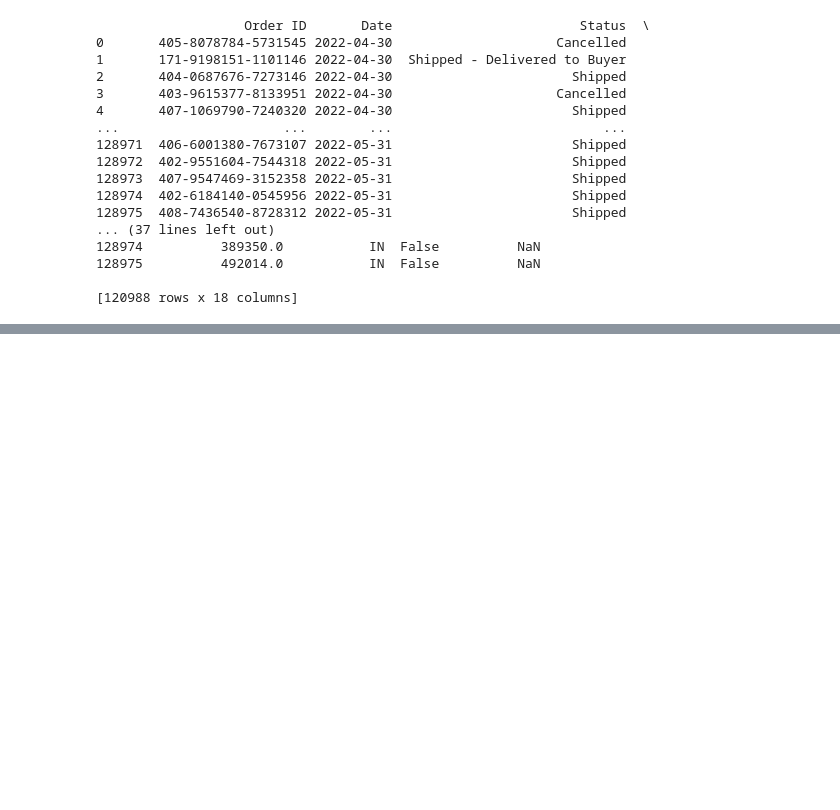
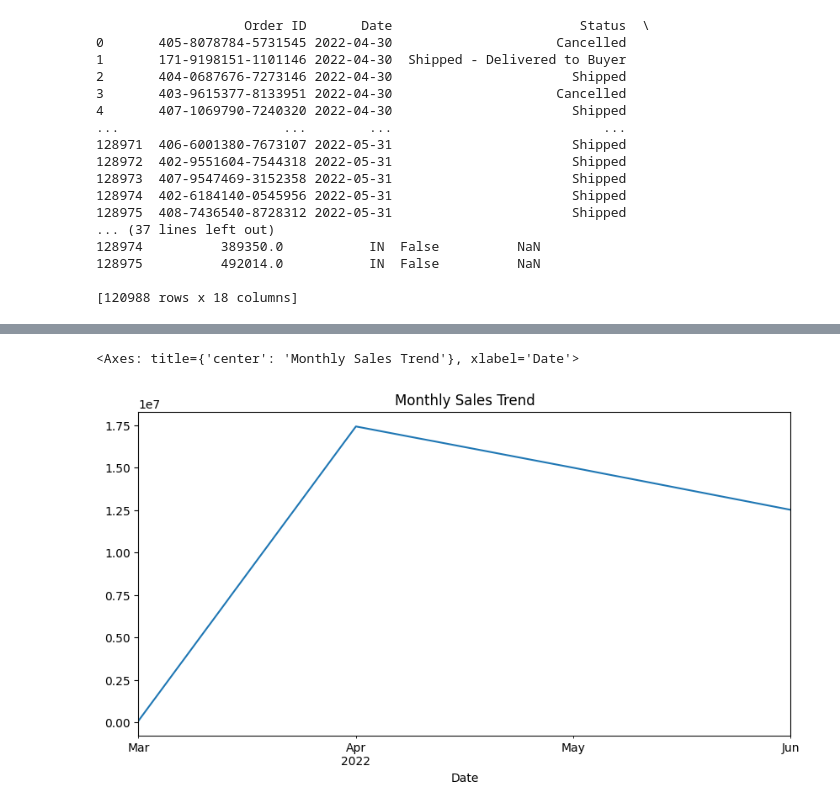
Before and after one commit to Yash0584/Amazon-Sales, a Jupyter notebook: Amazon_Sales.ipynb, the cells around one changed output, grey strips where cells are left out. Cells and saved outputs as stored; diff of their text form; code cells hidden in the pictures; blank space fills up the shorter version.

```diff
--- a/Amazon_Sales.ipynb
+++ b/Amazon_Sales.ipynb
@@ -97,0 +107,6 @@ df.rename(columns={
+# %%
+monthly_sales = df.groupby(df['Date'].dt.to_period("M"))['Amount'].sum()
+monthly_sales.plot(kind='line', title="Monthly Sales Trend", figsize=(10,5))
+# %% [output]
+<Axes: title={'center': 'Monthly Sales Trend'}, xlabel='Date'>
+[figure, added]
```
Also changed, not shown: parts of 2 cells of this notebook.
